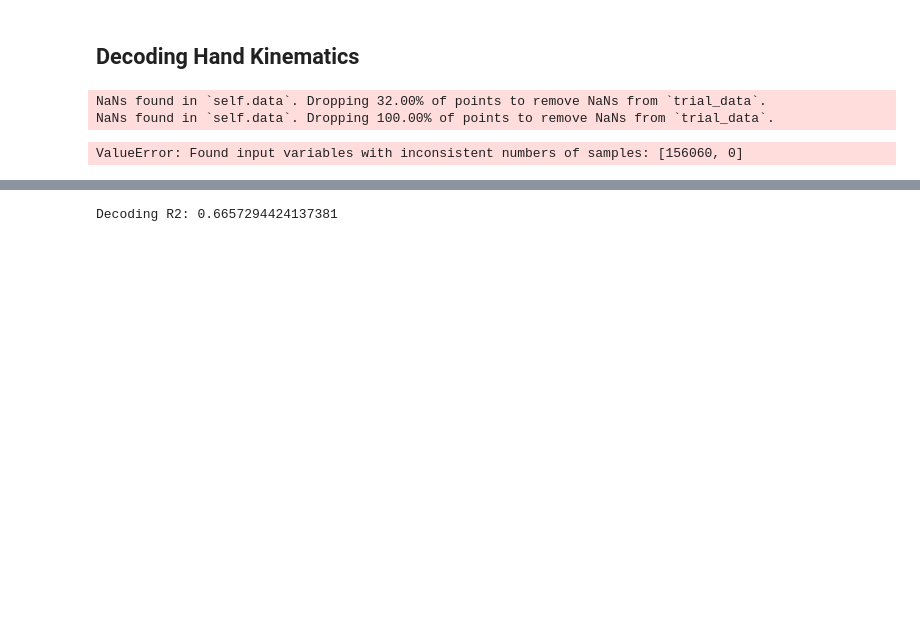
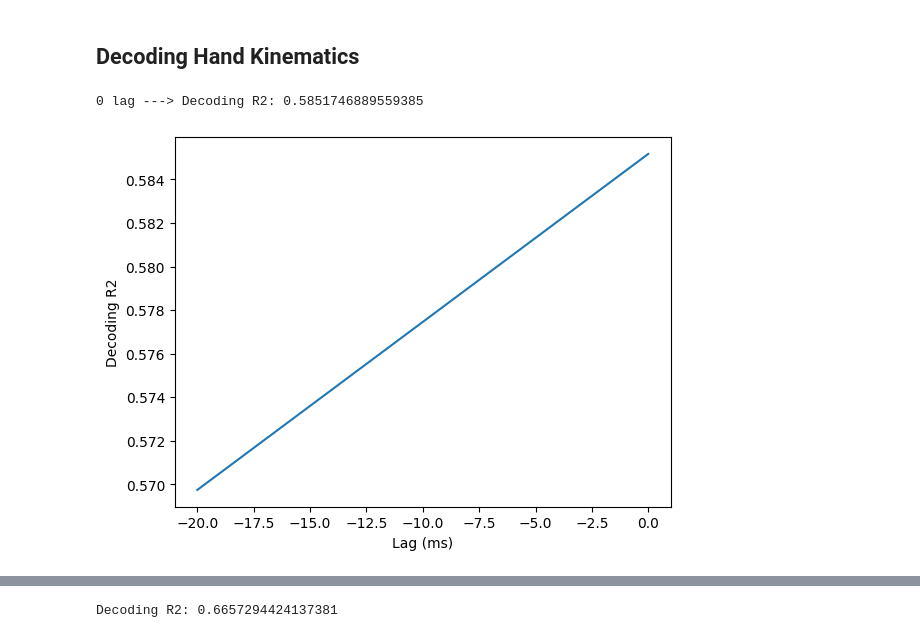
Before and after one commit to cyrilakafia/mc-mace-analysis, a Jupyter notebook: mc_maze.ipynb, the cells around one changed output, grey strips where cells are left out. Drawn from its saved outputs; the diff is of its cells as text; code cells hidden in the pictures; blank space fills up the shorter version.

```diff
--- a/mc_maze.ipynb
+++ b/mc_maze.ipynb
@@ -231,32 +230,32 @@ According to the template notebook, averaging across trials which was done here
 # %%
 # Selecting the lag that gives the best predictions
 
 x1 = -130
 x2 = 370
-addons = np.arange(-400, 400, 20)
+# addons = np.arange(-400, 20, 400)
+addons = np.arange(-20, 20, 20)
 R2 = []
 
 for x in addons:
     trial_data = dataset.make_trial_data(align_field='move_onset_time', align_range=(x1, x2))
     lagged_trial_data = dataset.make_trial_data(align_field='move_onset_time', align_range=(x1+x, x2+x))
     rates = trial_data.spikes_smth_50.to_numpy()
     vel = lagged_trial_data.hand_vel.to_numpy()
 
     gscv = GridSearchCV(Ridge(), {'alpha': np.logspace(-4, 0, 5)})
     gscv.fit(rates, vel)
     R2.append(gscv.best_score_)
 
 max_R2 = max(R2)
 i = R2.index(max_R2)
 print(f'{addons[i]} lag ---> Decoding R2: {max_R2}')
 plt.plot(addons, R2)
 plt.xlabel('Lag (ms)')
 plt.ylabel('Decoding R2')
 plt.show()
 # %% [output]
-NaNs found in `self.data`. Dropping 32.00% of points to remove NaNs from `trial_data`.
-NaNs found in `self.data`. Dropping 100.00% of points to remove NaNs from `trial_data`.
+0 lag ---> Decoding R2: 0.5851746889559385
-ValueError: Found input variables with inconsistent numbers of samples: [156060, 0]
+[figure, added]
 # %%
 trial_data
 # %% [output]
```
Also changed, not shown: parts of 9 cells of this notebook.
